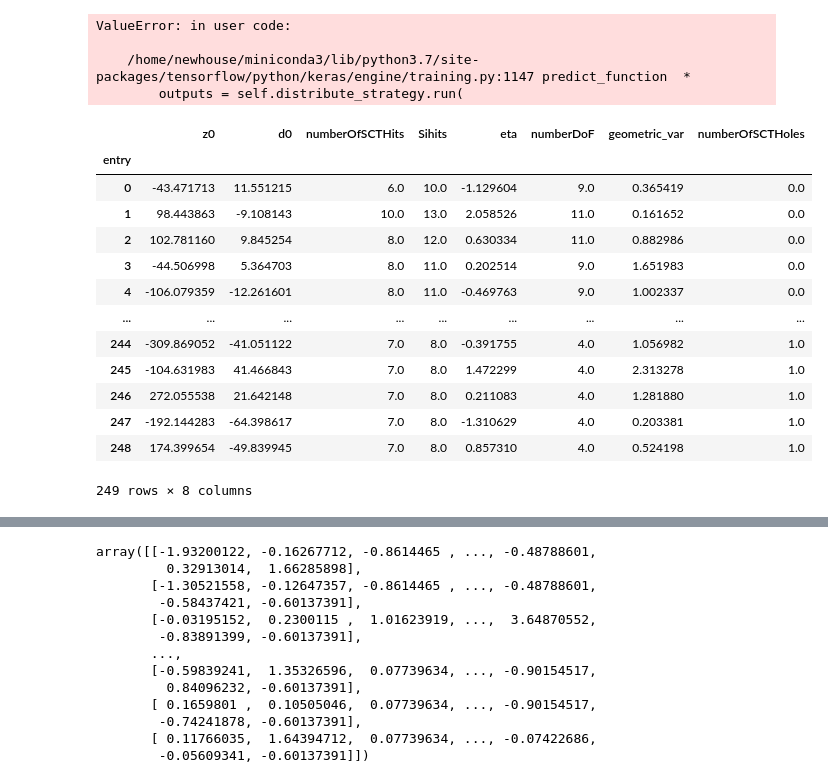
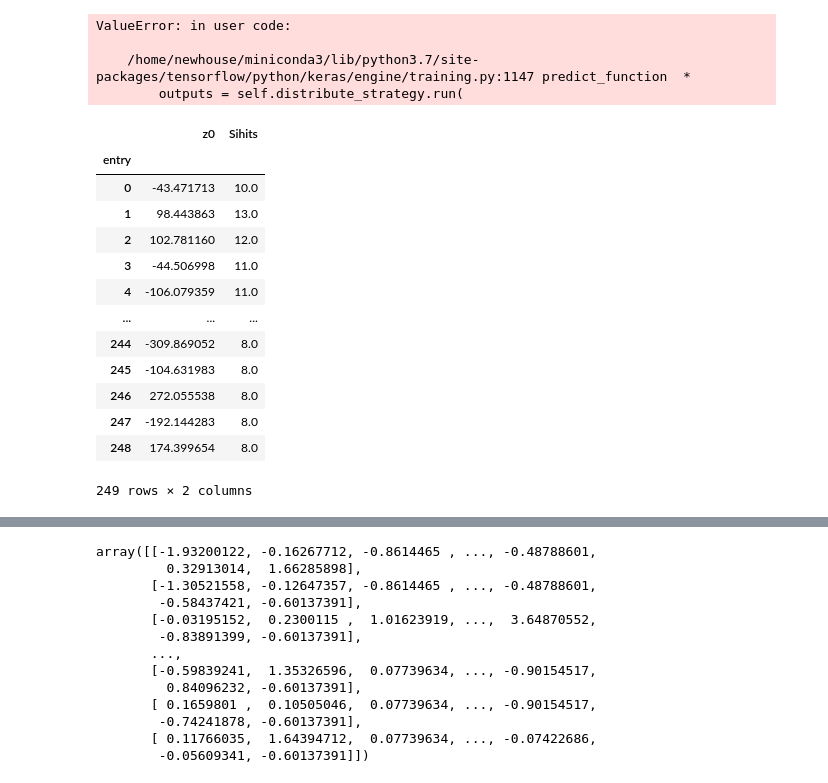
Before and after one commit to robinnewhouse/LRTNotebooks, a Jupyter notebook: Training.ipynb, the cells around one changed output, grey strips where cells are left out. Saved outputs shown, nothing was run; the diff lists cells and outputs as text; code cells hidden in the pictures.

```diff
--- a/Training.ipynb
+++ b/Training.ipynb
@@ -684,45 +678,45 @@ ValueError: in user code:
     /home/newhouse/miniconda3/lib/python3.7/site-packages/tensorflow/python/keras/engine/training.py:1147 predict_function  *
         outputs = self.distribute_strategy.run(
 # %%
-tested = uproot.open("/data/newhouse/LRT/batch/testing/dumping_21p0_v7_doR3LargeD0_nonn/VH4b/0/0/track_info_InDetSummaryDumpAlg_R3LargeD0.root")['tracks']
+tested = uproot.open("/home/newhouse/public/Analysis/LRT/LRTProduction/run/15_v7/test_run/track_info_InDetSummaryDumpAlg_R3LargeD0.root")['tracks']
 # tested.pandas.df().nnScore.hist()
 df = tested.pandas.df()
 df.rename({'track_eta': 'eta'}, axis='columns', inplace=True)
 df.rename({'geometricVariable': 'geometric_var'}, axis='columns', inplace=True)
 df['geometric_var_py'] = abs(np.arctan2(abs(df.d0),df.z0)-2*np.arctan(np.exp(-df.eta)))
 # abs values
 df['abs_z0'] = abs(df.z0)
 df['abs_d0'] = abs(df.d0)
 df['abs_eta'] = abs(df.eta)
 # silicon hits
 df['Sihits'] = df.numberOfPixelHits + df.numberOfSCTHits
 
 X = df[["z0",
-"d0",
-"numberOfSCTHits",
+# "d0",
+# "numberOfSCTHits",
 "Sihits",
-"eta",
-"numberDoF",
-"geometric_var",
-"numberOfSCTHoles",
+# "eta",
+# "numberDoF",
+# "geometric_var",
+# "numberOfSCTHoles",
 ]]
 
 X
 # %% [output]
-|  | z0 | d0 | numberOfSCTHits | Sihits | eta | numberDoF | geometric_var | numberOfSCTHoles |
-| entry |  |  |  |  |  |  |  |  |
-| 0 | -43.471713 | 11.551215 | 6.0 | 10.0 | -1.129604 | 9.0 | 0.365419 | 0.0 |
-| 1 | 98.443863 | -9.108143 | 10.0 | 13.0 | 2.058526 | 11.0 | 0.161652 | 0.0 |
-| 2 | 102.781160 | 9.845254 | 8.0 | 12.0 | 0.630334 | 11.0 | 0.882986 | 0.0 |
-| 3 | -44.506998 | 5.364703 | 8.0 | 11.0 | 0.202514 | 9.0 | 1.651983 | 0.0 |
-| 4 | -106.079359 | -12.261601 | 8.0 | 11.0 | -0.469763 | 9.0 | 1.002337 | 0.0 |
-| ... | ... | ... | ... | ... | ... | ... | ... | ... |
-| 244 | -309.869052 | -41.051122 | 7.0 | 8.0 | -0.391755 | 4.0 | 1.056982 | 1.0 |
-| 245 | -104.631983 | 41.466843 | 7.0 | 8.0 | 1.472299 | 4.0 | 2.313278 | 1.0 |
-| 246 | 272.055538 | 21.642148 | 7.0 | 8.0 | 0.211083 | 4.0 | 1.281880 | 1.0 |
-| 247 | -192.144283 | -64.398617 | 7.0 | 8.0 | -1.310629 | 4.0 | 0.203381 | 1.0 |
-| 248 | 174.399654 | -49.839945 | 7.0 | 8.0 | 0.857310 | 4.0 | 0.524198 | 1.0 |
+|  | z0 | Sihits |
+| entry |  |  |
+| 0 | -43.471713 | 10.0 |
+| 1 | 98.443863 | 13.0 |
+| 2 | 102.781160 | 12.0 |
+| 3 | -44.506998 | 11.0 |
+| 4 | -106.079359 | 11.0 |
+| ... | ... | ... |
+| 244 | -309.869052 | 8.0 |
+| 245 | -104.631983 | 8.0 |
+| 246 | 272.055538 | 8.0 |
+| 247 | -192.144283 | 8.0 |
+| 248 | 174.399654 | 8.0 |
-249 rows × 8 columns
+249 rows × 2 columns
 # %%
 fig = plt.figure(figsize=[10,6])
 predictions = model.predict(X)
```
Also changed, not shown: parts of 8 cells of this notebook, 2 other files.
